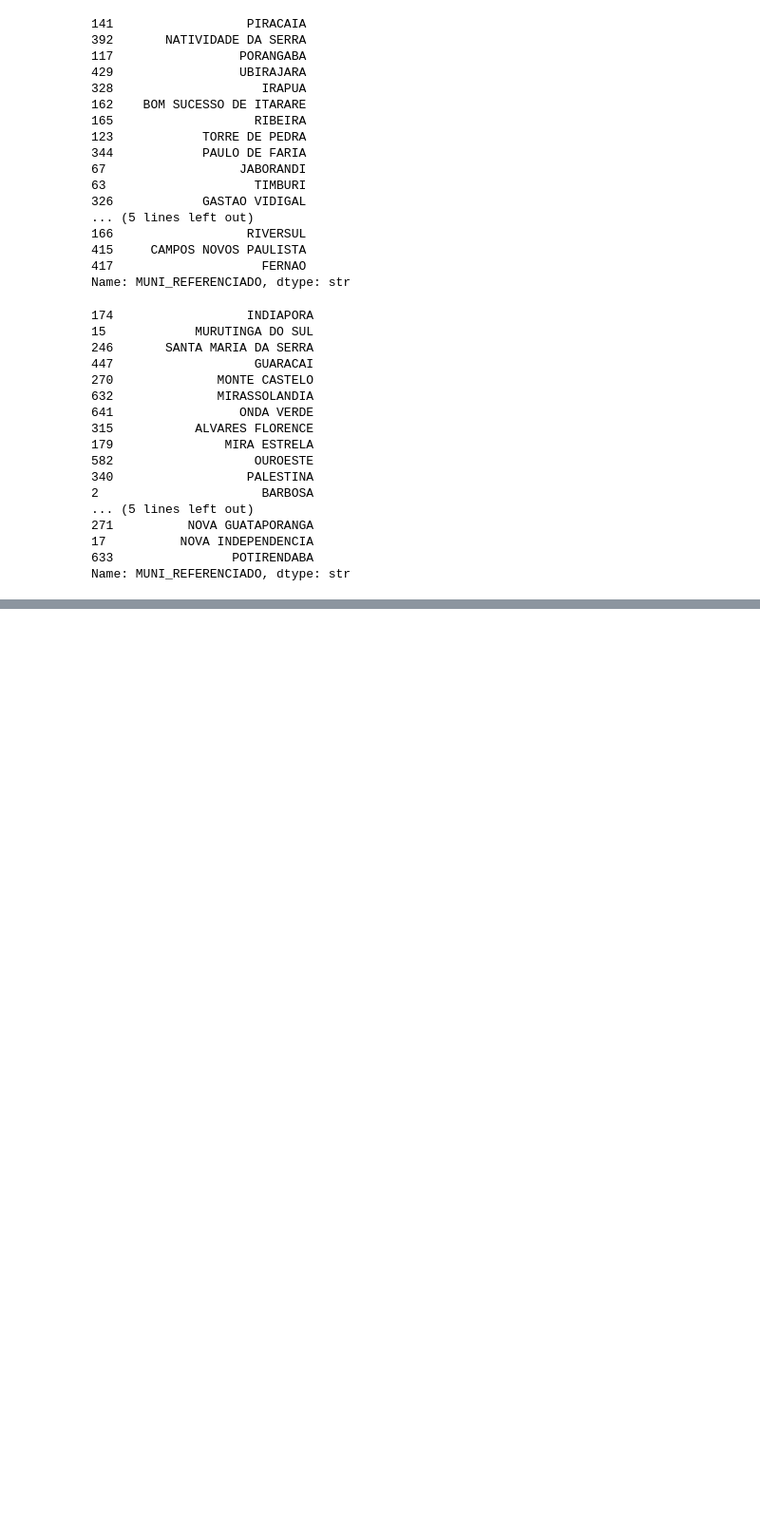
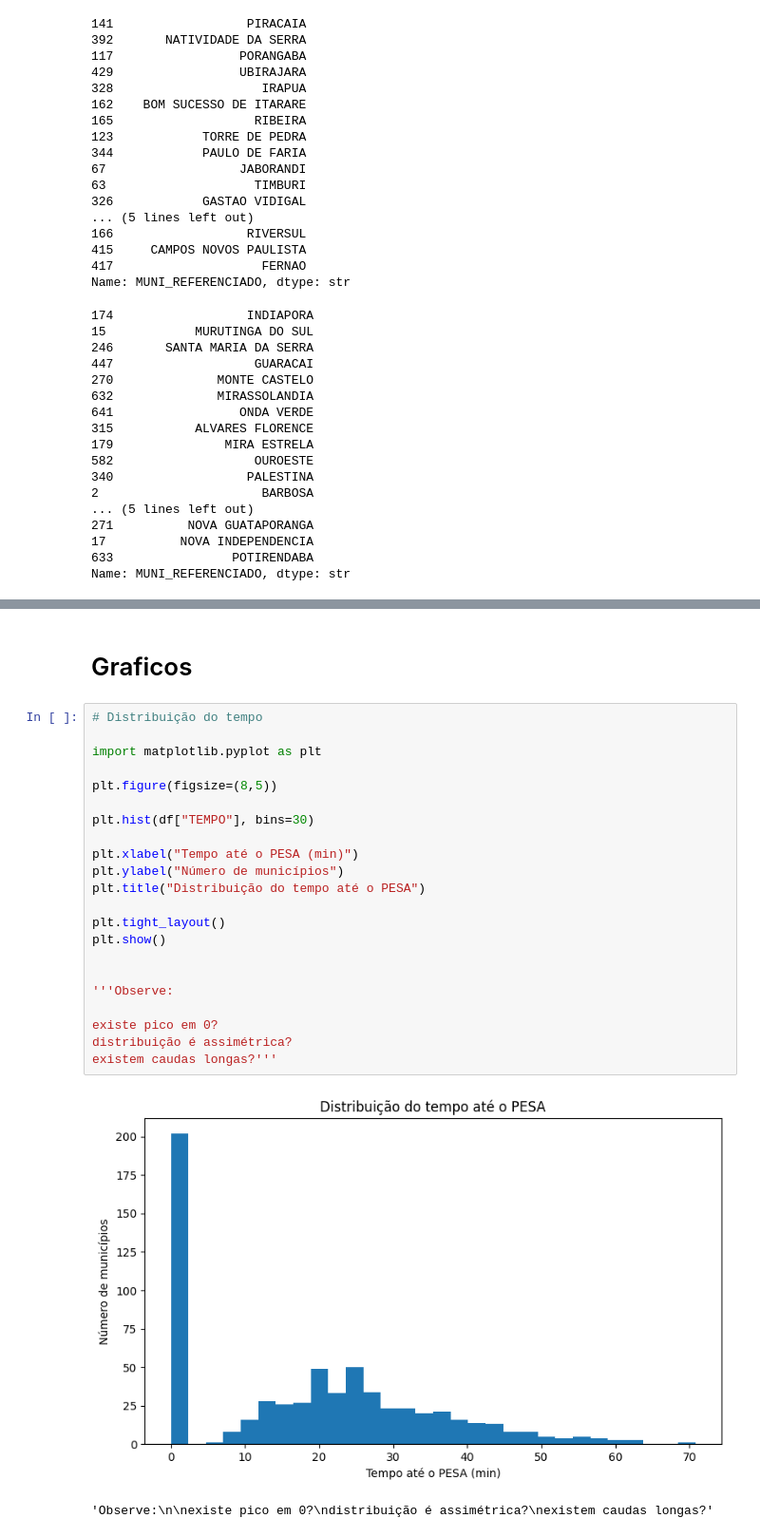
Before and after one commit to lucascgmermano/escorpiao_pesa, a Jupyter notebook: 09-exploratoria-01.ipynb, the cells around one changed output, grey strips where cells are left out. Shown at 95% size. Drawn from its saved outputs; the diff is of its cells as text; blank space fills up the shorter version.

```diff
--- a/09-exploratoria-01.ipynb
+++ b/09-exploratoria-01.ipynb
@@ -427,0 +502,27 @@ plt.show()
+# %% [markdown]
+# Graficos
+# %%
+# Distribuição do tempo
+
+import matplotlib.pyplot as plt
+
+plt.figure(figsize=(8,5))
+
+plt.hist(df["TEMPO"], bins=30)
+
+plt.xlabel("Tempo até o PESA (min)")
+plt.ylabel("Número de municípios")
+plt.title("Distribuição do tempo até o PESA")
+
+plt.tight_layout()
+plt.show()
+
+
+'''Observe:
+
+existe pico em 0?
+distribuição é assimétrica?
+existem caudas longas?'''
+# %% [output]
+[figure, added]
+'Observe:\n\nexiste pico em 0?\ndistribuição é assimétrica?\nexistem caudas longas?'
```
Also changed, not shown: parts of 32 cells of this notebook, 2 other files.
